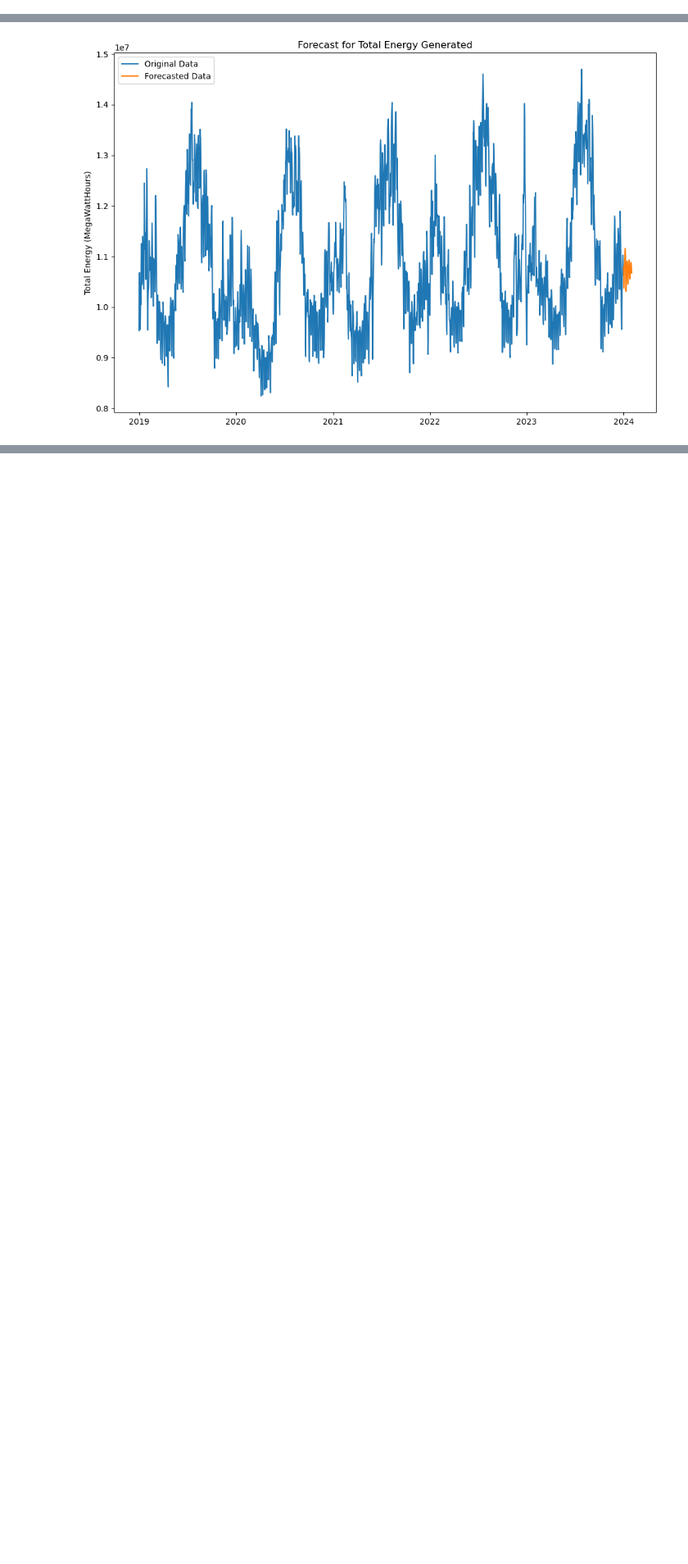
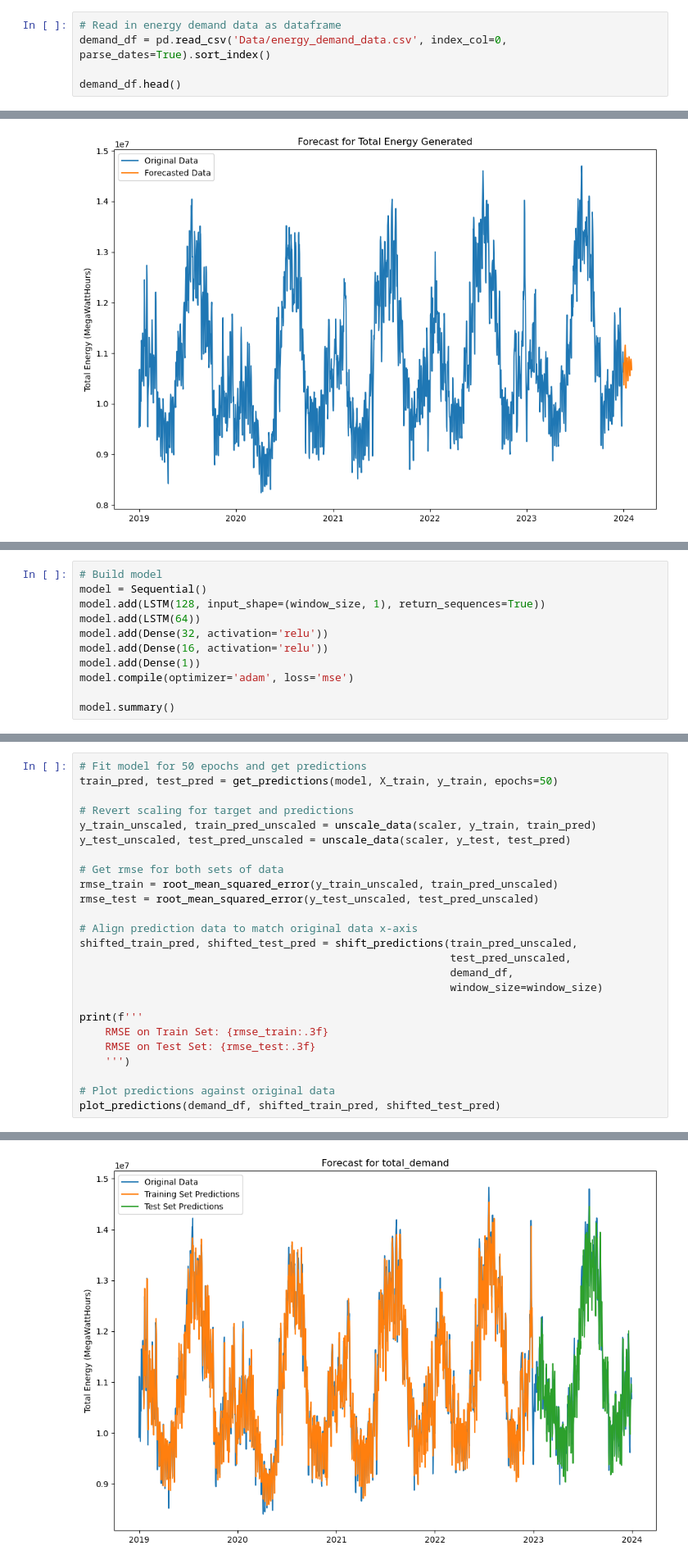
Before and after one commit to sbenston/energy_forecasting, a Jupyter notebook: energy_forecasting_models.ipynb, the cells around one changed output, grey strips where cells are left out. Shown at 82% size. Drawn from its saved outputs; the diff is of its cells as text; blank space fills up the shorter version.

Commit message:
Add forecasting for energy demand

```diff
--- a/energy_forecasting_models.ipynb
+++ b/energy_forecasting_models.ipynb
@@ -52,3 +52,8 @@ total_generated_df.head()
 | 2019-01-03 | 10678414 |
 | 2019-01-04 | 10421681 |
 | 2019-01-05 | 9752835 |
+# %%
+# Read in energy demand data as dataframe
+demand_df = pd.read_csv('Data/energy_demand_data.csv', index_col=0, parse_dates=True).sort_index()
+
+demand_df.head()
@@ -645,0 +683,11 @@ plt.show()
+# %%
+# Build model
+model = Sequential()
+model.add(LSTM(128, input_shape=(window_size, 1), return_sequences=True))
+model.add(LSTM(64))
+model.add(Dense(32, activation='relu'))
+model.add(Dense(16, activation='relu'))
+model.add(Dense(1))
+model.compile(optimizer='adam', loss='mse')
+
+model.summary()
@@ -645,0 +714,26 @@ plt.show()
+# %%
+# Fit model for 50 epochs and get predictions
+train_pred, test_pred = get_predictions(model, X_train, y_train, epochs=50)
+
+# Revert scaling for target and predictions
+y_train_unscaled, train_pred_unscaled = unscale_data(scaler, y_train, train_pred)
+y_test_unscaled, test_pred_unscaled = unscale_data(scaler, y_test, test_pred)
+
+# Get rmse for both sets of data
+rmse_train = root_mean_squared_error(y_train_unscaled, train_pred_unscaled)
+rmse_test = root_mean_squared_error(y_test_unscaled, test_pred_unscaled)
+
+# Align prediction data to match original data x-axis
+shifted_train_pred, shifted_test_pred = shift_predictions(train_pred_unscaled,
+                                                          test_pred_unscaled,
+                                                          demand_df,
+                                                          window_size=window_size)
+
+print(f'''
+    RMSE on Train Set: {rmse_train:.3f}
+    RMSE on Test Set: {rmse_test:.3f}
+    ''')
+
+# Plot predictions against original data
+plot_predictions(demand_df, shifted_train_pred, shifted_test_pred)
+# %% [output]
@@ -645,0 +745 @@ plt.show()
+[figure, added]
```
Also changed, not shown: parts of 20 cells of this notebook.
